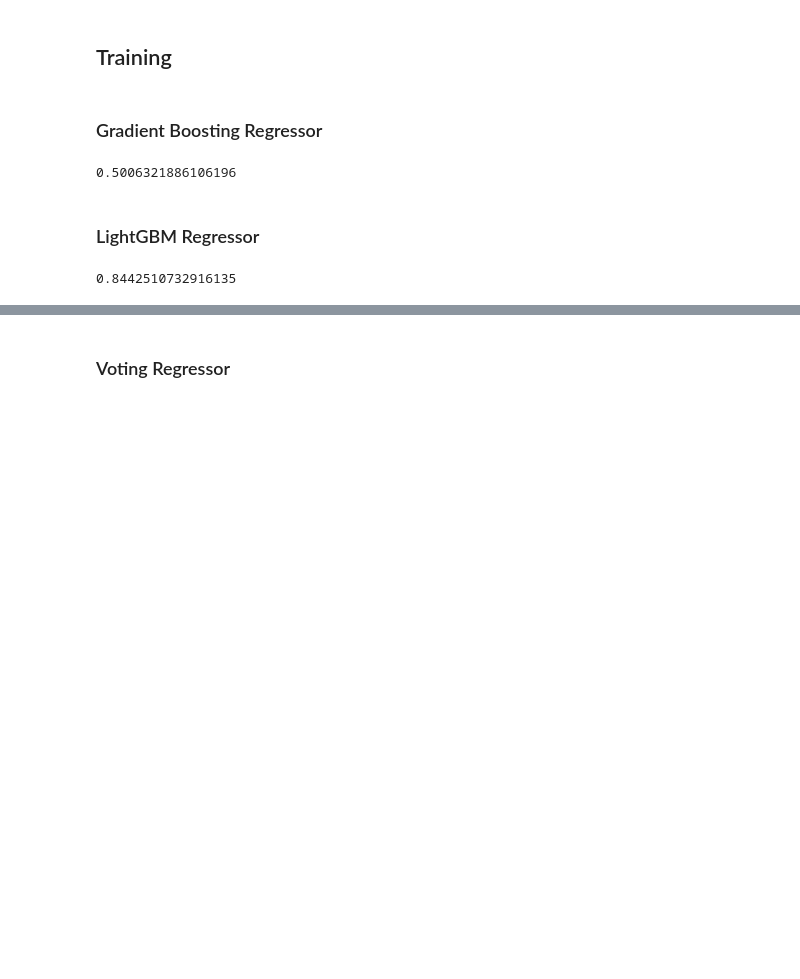
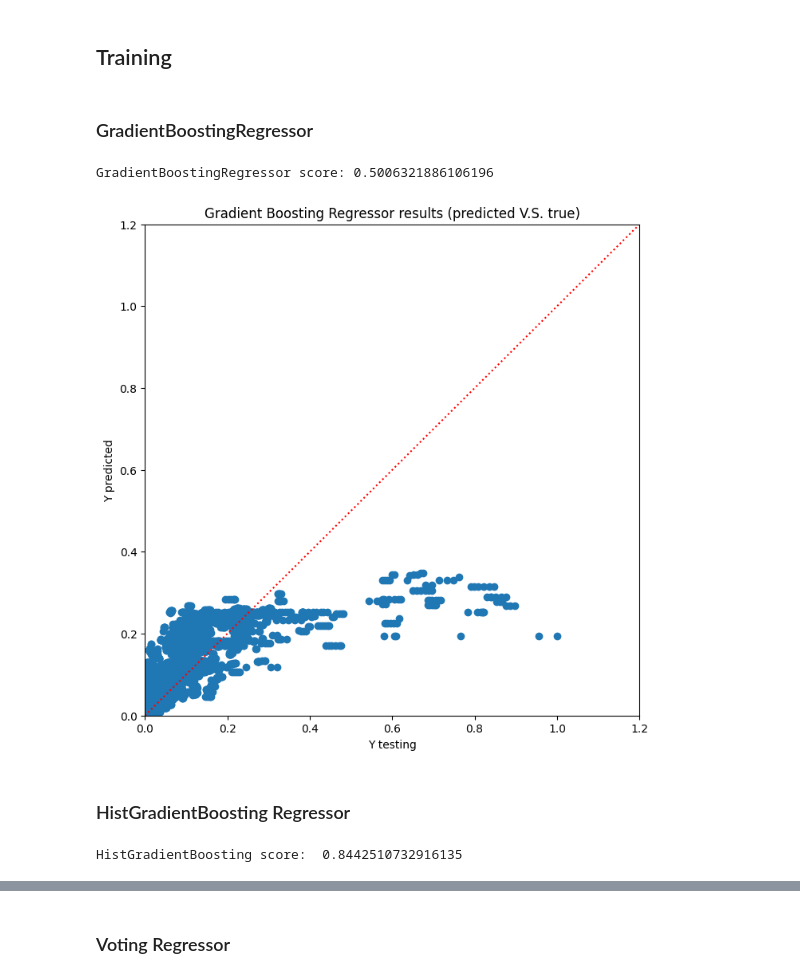
Before and after one commit to ArieleITSINCOM/ITSINCOM_Big_Data_PW2G2, a Jupyter notebook: ML_ASR_Regressor.ipynb, the cells around one changed output, grey strips where cells are left out. Drawn from its saved outputs; the diff is of its cells as text; code cells hidden in the pictures; blank space fills up the shorter version.

Commit message:
Addedd graphs, reordered

```diff
--- a/ML_ASR_Regressor.ipynb
+++ b/ML_ASR_Regressor.ipynb
@@ -382,18 +379,32 @@ from sklearn.ensemble import GradientBoostingRegressor as gbr #XGboost substitut
-# %% [markdown]
-### Gradient Boosting Regressor
+# %% [markdown]
+### GradientBoostingRegressor
 # %%
 GBR = gbr(random_state=42)
 GBR = GBR.fit(x_train,y_train)
-# %%
-GBR.score(x_test,y_test)
-# %% [output]
-0.5006321886106196
+# %%
+GBRPred= GBR.predict(x_test)
+print("GradientBoostingRegressor score:",GBR.score(x_test,y_test))
+# %% [output]
+GradientBoostingRegressor score: 0.5006321886106196
+# %%
+plt.figure(figsize=(8,8))
+plt.scatter(y_test,GBRPred)
+plt.xlabel("Y testing")
+plt.xlim(0,1.2)
+plt.ylabel("Y predicted")
+plt.ylim(0,1.2)
+plt.title("Gradient Boosting Regressor results (predicted V.S. true)")
+plt.plot([0,10],[0,10],'r:') #questa linea aggiunge la riga
+plt.show()
+# %% [output]
+[figure, added]
 # %% [markdown]
-### LightGBM Regressor
+### HistGradientBoosting Regressor
 # %%
 HGBR = hgbr(random_state = 42)
 HGBR = HGBR.fit(x_train,y_train)
-# %%
-HGBR.score(x_test,y_test)
-# %% [output]
-0.8442510732916135
+# %%
+HGBRPred = HGBR.predict(x_test)
+print("HistGradientBoosting score: ", HGBR.score(x_test,y_test))
+# %% [output]
+HistGradientBoosting score:  0.8442510732916135
```
Also changed, not shown: parts of 32 cells of this notebook.
